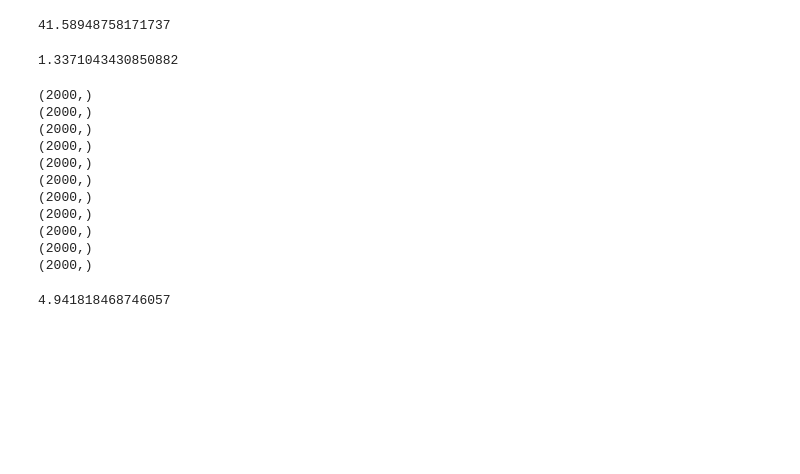
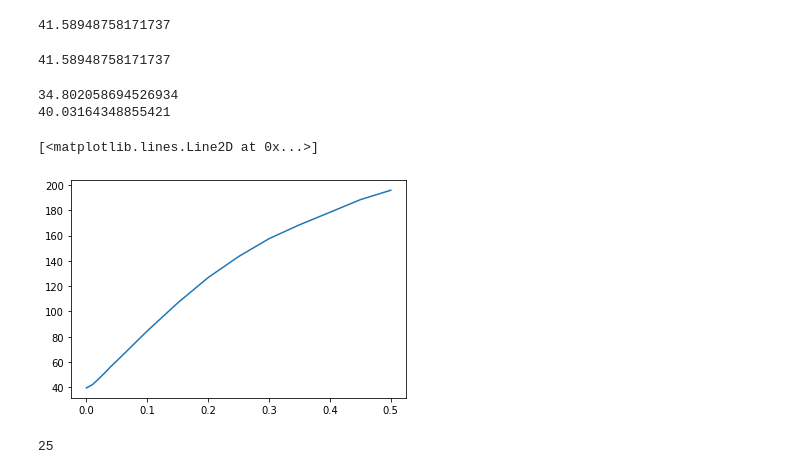
Before and after one commit to dohmatob/adversarial-robustness-toolbox, a Jupyter notebook: notebooks/detection_adversarial_samples_cifar10.ipynb, the cells around one changed output. Saved outputs shown, nothing was run; the diff lists cells and outputs as text; code cells hidden in the pictures; blank space fills up the shorter version.

```diff
--- a/notebooks/detection_adversarial_samples_cifar10.ipynb
+++ b/notebooks/detection_adversarial_samples_cifar10.ipynb
@@ -676,10 +678,10 @@ x /= linalg.norm(x, axis=-1)[:, None]
 if x.shape[1] == 2:
     plt.scatter(*x.T)
 # %%
-toto = LIDDetector().fit(x)
+toto = IDDetector(layer_idx=25).fit(x_train)
 toto.d_
 # %% [output]
-1.3371043430850882
+41.58948758171737
 # %%
 import pandas as pd
 import numpy as np
@@ -711,7 +713,7 @@ def intrinsic_dim_sample_wise(X, k=5, dist=None):
     return intdim_sample
 
 
-def intrinsic_dim_scale_interval(X, k1=10, k2=20, dist=None):
+def intrinsic_dim_scale_interval(X, k1=10, k2=20, dist=None, knn=None):
     """
     Returns range of Levina-Bickel dimensionality estimation for k = k1..k2, k1 < k2
 
@@ -723,27 +725,34 @@ def intrinsic_dim_scale_interval(X, k1=10, k2=20, dist=None):
     Returns:
     list of Levina-Bickel dimensionality estimation for k = k1...k2
     """
+    X = toto._get_activations(X).reshape((len(X), -1))
     if dist is None:
-        knn = NearestNeighbors(n_neighbors=k2+1, n_jobs=1, algorithm='ball_tree').fit(X)
+        if knn is None:
+            knn = NearestNeighbors(n_neighbors=k2+1, n_jobs=1, algorithm='ball_tree').fit(X)
         dist, _ = knn.kneighbors(X)
 
     intdim_k = []
     for k in range(k1, k2 + 1):
-        m = intrinsic_dim_sample_wise(X, k, dist=dist).mean()
+        m = intrinsic_dim_sample_wise(X, k, dist=dist)
         intdim_k.append(m)
-    return np.asanyarray(intdim_k)
+    return np.asanyarray(intdim_k), knn
-# %%
-intrinsic_dim_scale_interval(x).mean()
-# %% [output]
-(2000,)
-(2000,)
-(2000,)
-(2000,)
-(2000,)
-(2000,)
-(2000,)
-(2000,)
-(2000,)
-(2000,)
-(2000,)
-4.941818468746057
+# %%
+aux, knn = intrinsic_dim_scale_interval(x_train)
+print(aux.mean())
+print(intrinsic_dim_scale_interval(x_test, knn=knn)[0].mean())
+ids = []
+for eps in all_x_test_adv:
+    d = np.median(intrinsic_dim_scale_interval(all_x_test_adv[eps], knn=knn)[0], axis=1).mean()
+    ids.append(d)
+# %% [output]
+34.802058694526934
+40.03164348855421
+# %%
+plt.plot(eps_range, ids)
+# %% [output]
+[<matplotlib.lines.Line2D at 0x...>]
+[figure, added]
+# %%
+toto.layer_idx
+# %% [output]
+25
```
Also changed, not shown: parts of 1 cell of this notebook.
